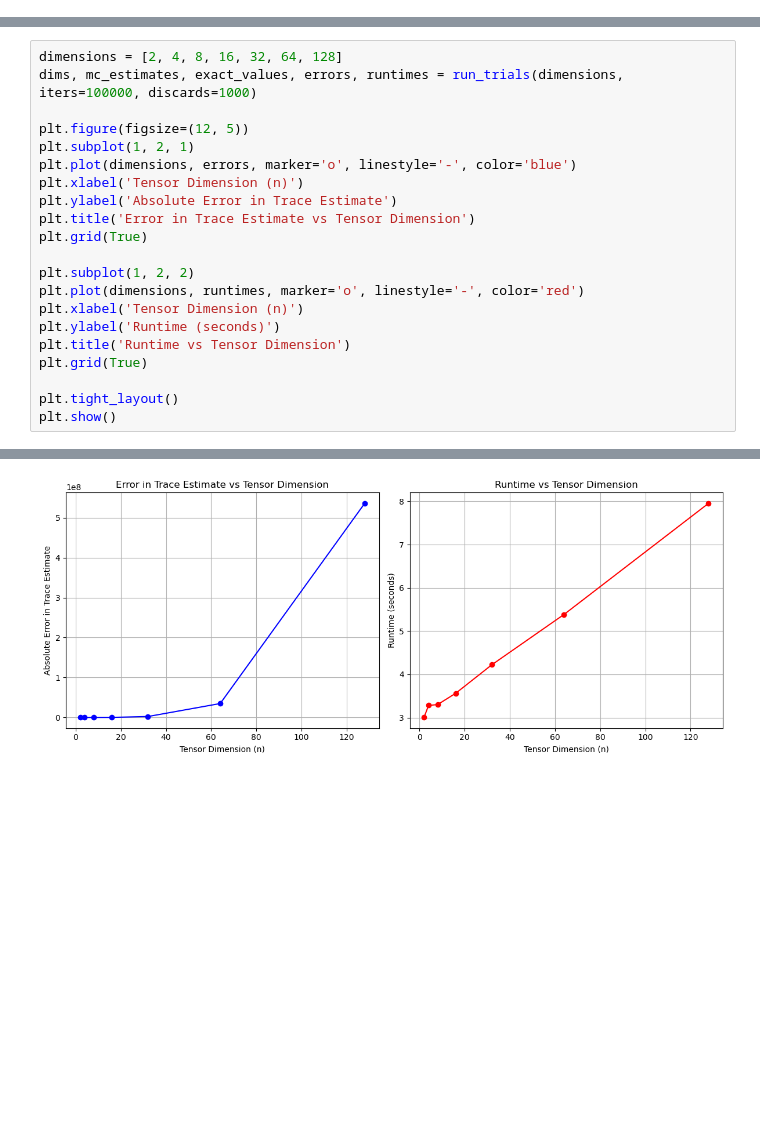
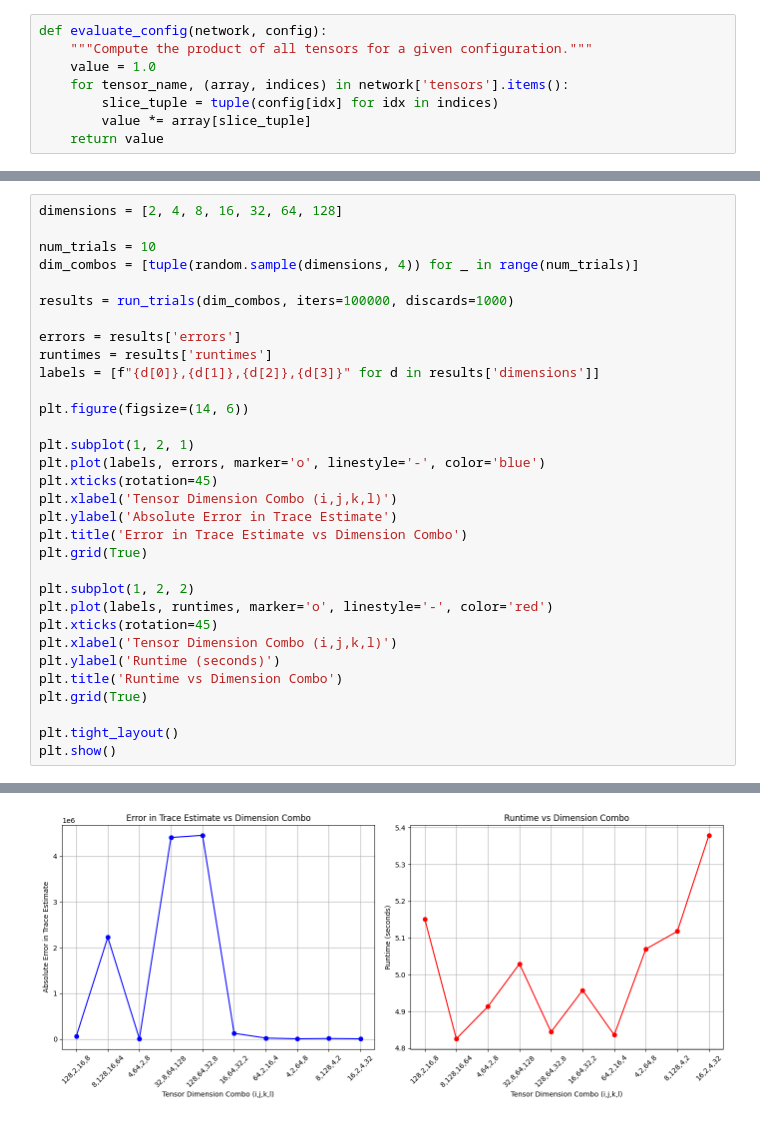
Before and after one commit to aniket-desh/mcmc-tensor-network, a Jupyter notebook: mcmc.ipynb, the cells around one changed output, grey strips where cells are left out. Drawn from its saved outputs; the diff is of its cells as text; blank space fills up the shorter version.

Commit message:
Modified algorithm to have matrices of different dimensions

```diff
--- a/mcmc.ipynb
+++ b/mcmc.ipynb
@@ -69,0 +44,8 @@ def exact_trace(A, B, C, D):
+# %%
+def evaluate_config(network, config):
+    """Compute the product of all tensors for a given configuration."""
+    value = 1.0
+    for tensor_name, (array, indices) in network['tensors'].items():
+        slice_tuple = tuple(config[idx] for idx in indices)
+        value *= array[slice_tuple]
+    return value
@@ -100,20 +198,31 @@ def run_trials(dims, iters=100000, discards=1000):
 # %%
 dimensions = [2, 4, 8, 16, 32, 64, 128]
-dims, mc_estimates, exact_values, errors, runtimes = run_trials(dimensions, iters=100000, discards=1000)
 
-plt.figure(figsize=(12, 5))
+num_trials = 10
+dim_combos = [tuple(random.sample(dimensions, 4)) for _ in range(num_trials)]
+
+results = run_trials(dim_combos, iters=100000, discards=1000)
+
+errors = results['errors']
+runtimes = results['runtimes']
+labels = [f"{d[0]},{d[1]},{d[2]},{d[3]}" for d in results['dimensions']]
+
+plt.figure(figsize=(14, 6))
+
 plt.subplot(1, 2, 1)
-plt.plot(dimensions, errors, marker='o', linestyle='-', color='blue')
-plt.xlabel('Tensor Dimension (n)')
+plt.plot(labels, errors, marker='o', linestyle='-', color='blue')
+plt.xticks(rotation=45)
+plt.xlabel('Tensor Dimension Combo (i,j,k,l)')
 plt.ylabel('Absolute Error in Trace Estimate')
-plt.title('Error in Trace Estimate vs Tensor Dimension')
+plt.title('Error in Trace Estimate vs Dimension Combo')
 plt.grid(True)
 
 plt.subplot(1, 2, 2)
-plt.plot(dimensions, runtimes, marker='o', linestyle='-', color='red')
-plt.xlabel('Tensor Dimension (n)')
+plt.plot(labels, runtimes, marker='o', linestyle='-', color='red')
+plt.xticks(rotation=45)
+plt.xlabel('Tensor Dimension Combo (i,j,k,l)')
 plt.ylabel('Runtime (seconds)')
-plt.title('Runtime vs Tensor Dimension')
+plt.title('Runtime vs Dimension Combo')
 plt.grid(True)
 
 plt.tight_layout()
@@ -129 +248 @@ n = 128: Exact = 107893488.6792, MC = 644048612.2940, Error = 536155123.6148, Ti
-[figure, old version]
+[figure, new version]
```
Also changed, not shown: parts of 9 cells of this notebook.
